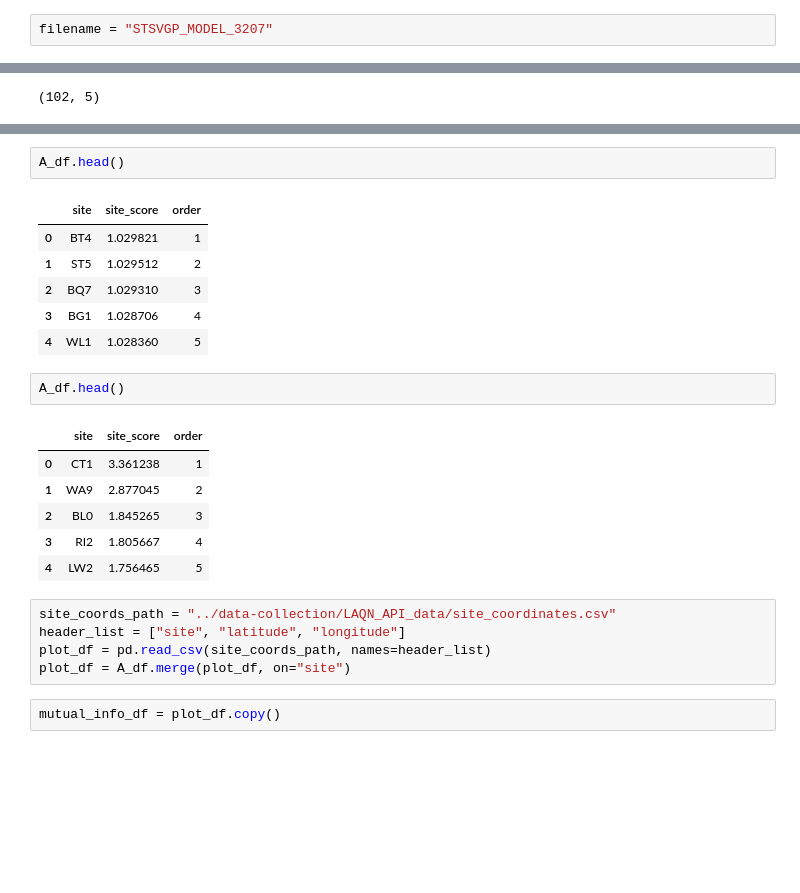
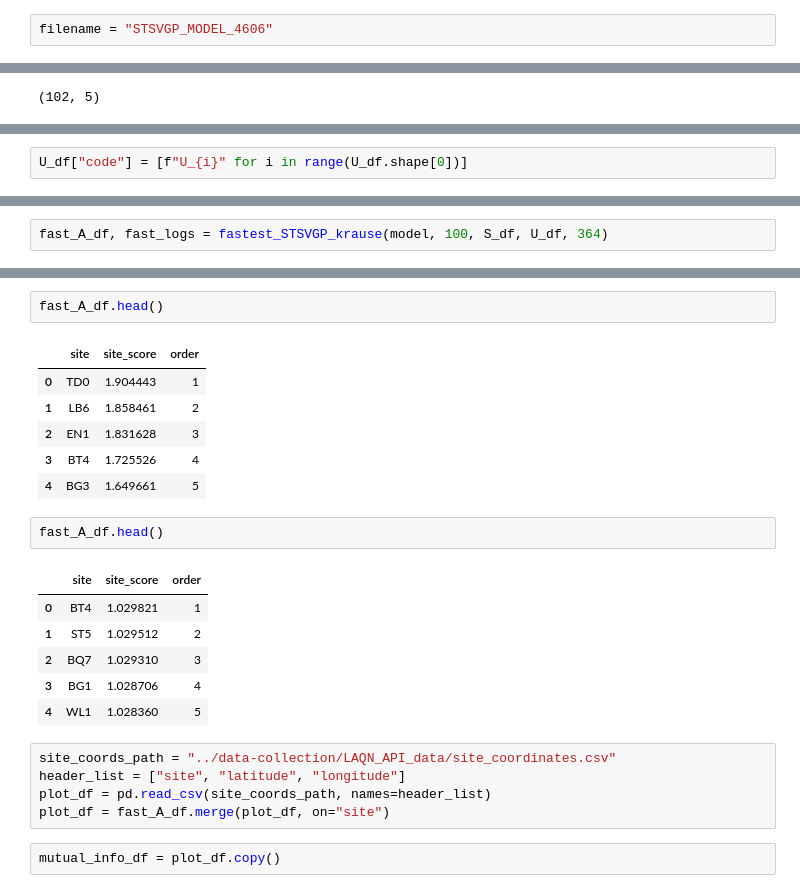
Before and after one commit to bikeclub51/london-aq, a Jupyter notebook: code/optimization/krause.ipynb, the cells around one changed output, grey strips where cells are left out. Saved outputs shown, nothing was run; the diff lists cells and outputs as text; blank space fills up the shorter version.

Commit message:
faster and fastest krause algorithms

```diff
--- a/code/optimization/krause.ipynb
+++ b/code/optimization/krause.ipynb
@@ -31,7 +31,7 @@ def load_model(filename):
 
     return model, df, train_df, test_df, val_df, scalers
 # %%
-filename = "STSVGP_MODEL_3207"
+filename = "STSVGP_MODEL_4606"
 # %%
 model, df, train_df, test_df, val_df, scalers = load_model(filename)
 # %%
@@ -66,0 +67,2 @@ U_df.head()
+# %%
+U_df["code"] = [f"U_{i}" for i in range(U_df.shape[0])]
@@ -149,0 +340,2 @@ def STSVGP_krause(GP, k, S_df, U_df, t_max, t_min=0):
+# %%
+fast_A_df, fast_logs = fastest_STSVGP_krause(model, 100, S_df, U_df, 364)
@@ -173,26 +347,26 @@ KeyboardInterrupt:
 # %%
-A_df.head()
+fast_A_df.head()
 # %% [output]
 |  | site | site_score | order |
-| 0 | BT4 | 1.029821 | 1 |
-| 1 | ST5 | 1.029512 | 2 |
-| 2 | BQ7 | 1.029310 | 3 |
-| 3 | BG1 | 1.028706 | 4 |
-| 4 | WL1 | 1.028360 | 5 |
+| 0 | TD0 | 1.904443 | 1 |
+| 1 | LB6 | 1.858461 | 2 |
+| 2 | EN1 | 1.831628 | 3 |
+| 3 | BT4 | 1.725526 | 4 |
+| 4 | BG3 | 1.649661 | 5 |
 # %%
-A_df.head()
+fast_A_df.head()
 # %% [output]
 |  | site | site_score | order |
-| 0 | CT1 | 3.361238 | 1 |
-| 1 | WA9 | 2.877045 | 2 |
-| 2 | BL0 | 1.845265 | 3 |
-| 3 | RI2 | 1.805667 | 4 |
-| 4 | LW2 | 1.756465 | 5 |
+| 0 | BT4 | 1.029821 | 1 |
+| 1 | ST5 | 1.029512 | 2 |
+| 2 | BQ7 | 1.029310 | 3 |
+| 3 | BG1 | 1.028706 | 4 |
+| 4 | WL1 | 1.028360 | 5 |
 # %%
 site_coords_path = "../data-collection/LAQN_API_data/site_coordinates.csv"
 header_list = ["site", "latitude", "longitude"]
 plot_df = pd.read_csv(site_coords_path, names=header_list)
-plot_df = A_df.merge(plot_df, on="site")
+plot_df = fast_A_df.merge(plot_df, on="site")
 # %%
 mutual_info_df = plot_df.copy()
 # %%
```
Also changed, not shown: parts of 13 cells of this notebook.
